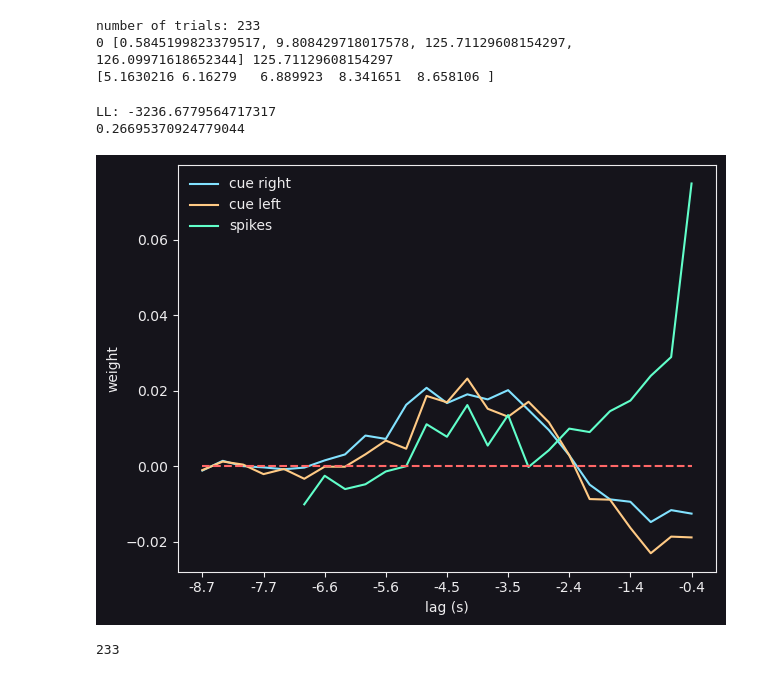
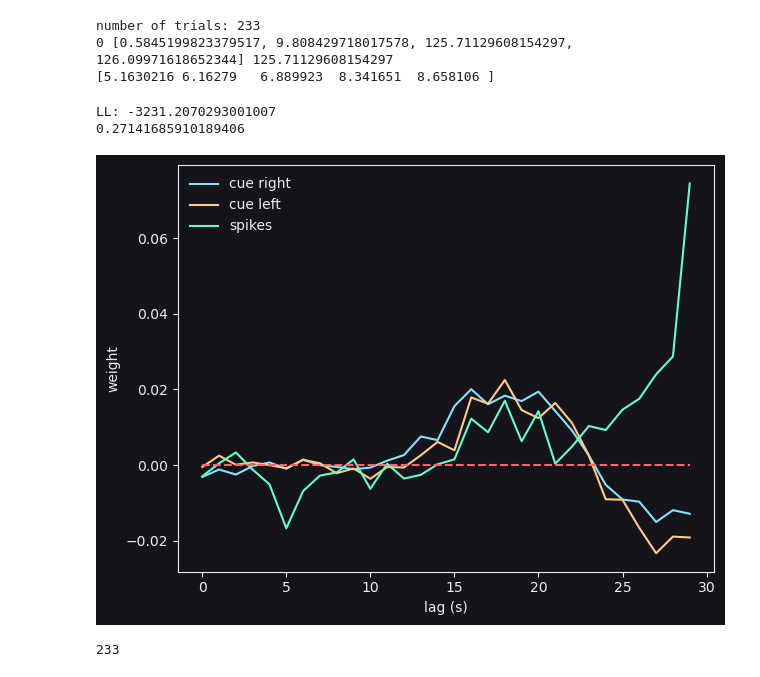
Before and after one commit to thejuc/towers_glm_hmm, a Jupyter notebook: glm_test.ipynb, the cells around one changed output. Drawn from its saved outputs; the diff is of its cells as text; code cells hidden in the pictures.

```diff
--- a/glm_test.ipynb
+++ b/glm_test.ipynb
@@ -134,8 +134,8 @@ trial_indices = np.nonzero(data["currMaze"] > 7)[0]
 print(f'number of trials: {trial_indices.size}')
 X = []
 y = []
-filt_len = 25
-sp_filt_len = 20
+filt_len = 30
+sp_filt_len = 30
 bin_size = 0.35
 
 for trial_idx in trial_indices:
@@ -196,37 +196,37 @@ weights[:1000] = 1
 glm = sm.GLM(endog=y, exog=X, family=sm.families.Poisson())#, freq_weights=weights)
 
 # res = glm.fit(max_iter=1000, tol=1e-6, tol_criterion="params")
 alpha = 2 * np.ones(X.shape[1])
 alpha[-1] = 0
 res = glm.fit_regularized(alpha=alpha, L1_wt=0.0, maxiter=1000, cnvrg_tol=1e-6)
 w = res.params
 rate = np.exp(X@w)
 
 LL = y.T @ np.log(rate) - rate.sum()
 print(f"LL: {LL[0]}")
 
 fig, ax = plt.subplots()
 ax.plot(w[:(2*filt_len)].reshape(-1, filt_len).T, label=["cue right", "cue left"])
 ax.plot(np.arange(filt_len)[-sp_filt_len:], w[(2*filt_len):-1], label='spikes')
 
 # ax.plot(w[:-1].reshape(-1, filt_len).T, label=["cue right", "cue left"])
 
 ax.plot(np.arange(filt_len), np.zeros(filt_len), "--")
 ax.legend()
 xlabels = np.round(
     -1 * np.arange(bin_size, filt_len * bin_size + bin_size, bin_size)[::-3], 1
 )
-ax.set_xticks(np.arange(filt_len)[::3], xlabels)
+# ax.set_xticks(np.arange(filt_len)[::2], xlabels)
 ax.set_xlabel("lag (s)")
 ax.set_ylabel("weight")
 plt.tight_layout()
 
 
 print(w[-1])
 # %% [output]
-LL: -3236.6779564717317
-0.26695370924779044
+LL: -3231.2070293001007
+0.27141685910189406
-[figure, old version]
+[figure, new version]
 # %%
 fig, axs = plt.subplots(2, 1, figsize=(10, 4), gridspec_kw={"height_ratios": [5, 1]})
 
```
Also changed, not shown: 4 other files.
